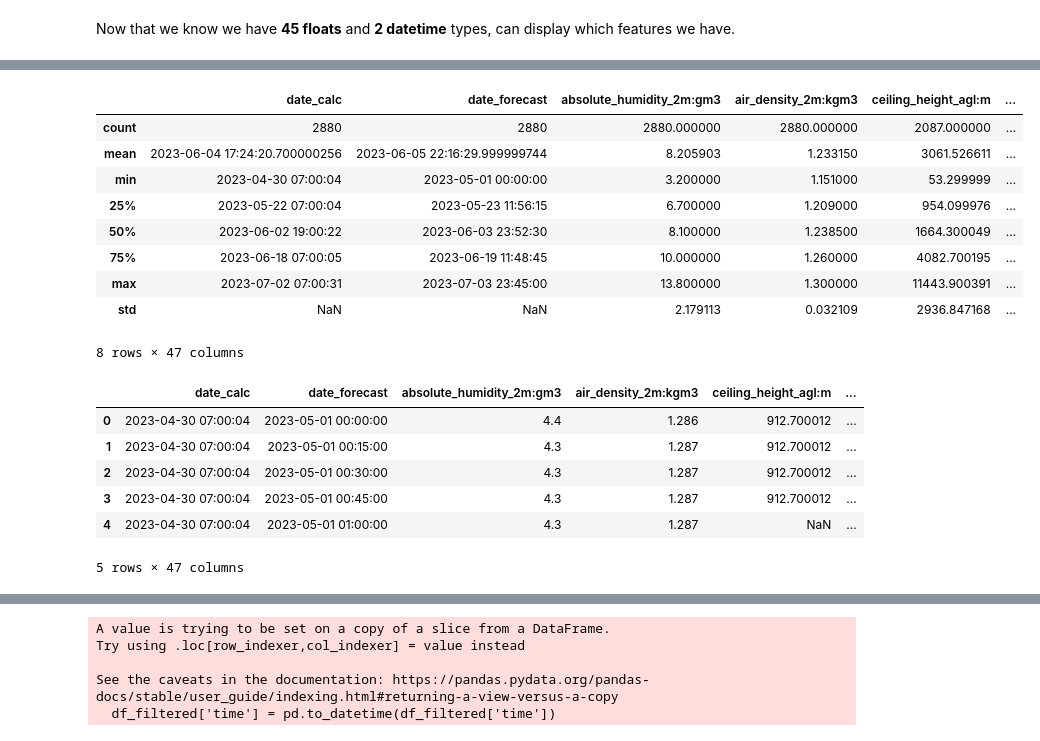
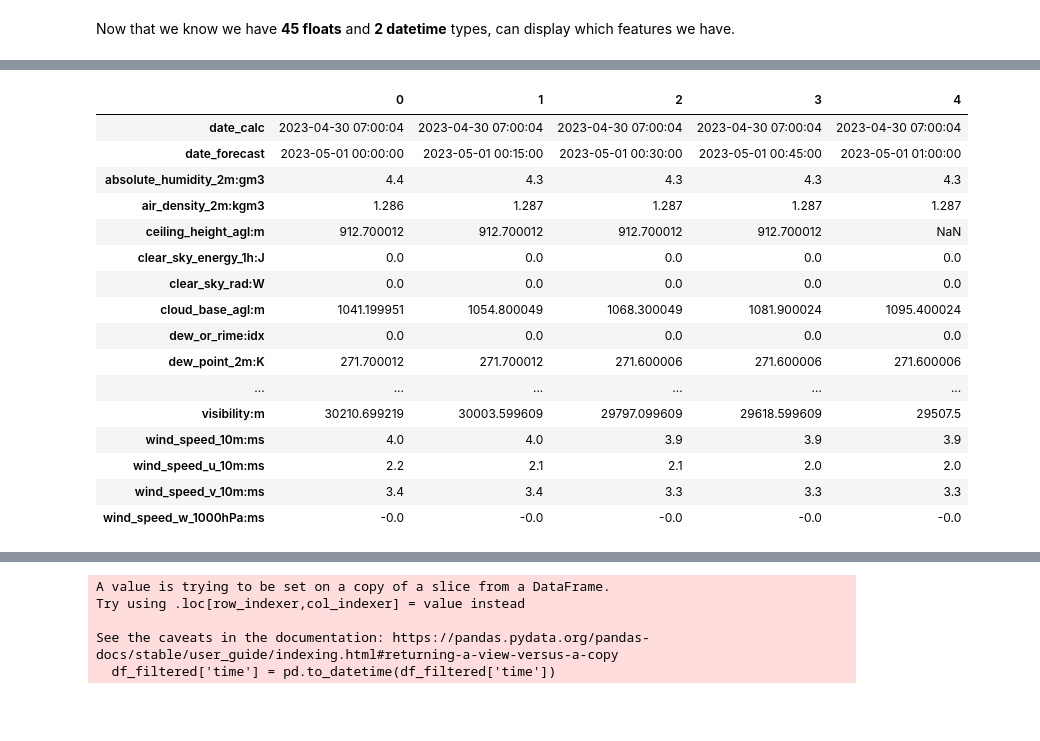
Before and after one commit to Markuski2023/MLGroupProject, a Jupyter notebook: src/EDA.ipynb, the cells around one changed output, grey strips where cells are left out. Drawn from its saved outputs; the diff is of its cells as text; code cells hidden in the pictures; blank space fills up the shorter version.

```diff
--- a/src/EDA.ipynb
+++ b/src/EDA.ipynb
@@ -66,25 +66,23 @@ Index(['absolute_humidity_2m:gm3', 'air_density_2m:kgm3',
 All date time features:
 Index(['date_calc', 'date_forecast'], dtype='object')
 # %%
-df.describe()
+# The first 5 rows of the dataset
+df.head().T
 # %% [output]
-|  | date_calc | date_forecast | absolute_humidity_2m:gm3 | air_density_2m:kgm3 | ceiling_height_agl:m | ... |
-| count | 2880 | 2880 | 2880.000000 | 2880.000000 | 2087.000000 | ... |
-| mean | 2023-06-04 17:24:20.700000256 | 2023-06-05 22:16:29.999999744 | 8.205903 | 1.233150 | 3061.526611 | ... |
-| min | 2023-04-30 07:00:04 | 2023-05-01 00:00:00 | 3.200000 | 1.151000 | 53.299999 | ... |
-| 25% | 2023-05-22 07:00:04 | 2023-05-23 11:56:15 | 6.700000 | 1.209000 | 954.099976 | ... |
-| 50% | 2023-06-02 19:00:22 | 2023-06-03 23:52:30 | 8.100000 | 1.238500 | 1664.300049 | ... |
-| 75% | 2023-06-18 07:00:05 | 2023-06-19 11:48:45 | 10.000000 | 1.260000 | 4082.700195 | ... |
-| max | 2023-07-02 07:00:31 | 2023-07-03 23:45:00 | 13.800000 | 1.300000 | 11443.900391 | ... |
-| std | NaN | NaN | 2.179113 | 0.032109 | 2936.847168 | ... |
+|  | 0 | 1 | 2 | 3 | 4 |
+| date_calc | 2023-04-30 07:00:04 | 2023-04-30 07:00:04 | 2023-04-30 07:00:04 | 2023-04-30 07:00:04 | 2023-04-30 07:00:04 |
+| date_forecast | 2023-05-01 00:00:00 | 2023-05-01 00:15:00 | 2023-05-01 00:30:00 | 2023-05-01 00:45:00 | 2023-05-01 01:00:00 |
+| absolute_humidity_2m:gm3 | 4.4 | 4.3 | 4.3 | 4.3 | 4.3 |
+| air_density_2m:kgm3 | 1.286 | 1.287 | 1.287 | 1.287 | 1.287 |
+| ceiling_height_agl:m | 912.700012 | 912.700012 | 912.700012 | 912.700012 | NaN |
+| clear_sky_energy_1h:J | 0.0 | 0.0 | 0.0 | 0.0 | 0.0 |
+| clear_sky_rad:W | 0.0 | 0.0 | 0.0 | 0.0 | 0.0 |
+| cloud_base_agl:m | 1041.199951 | 1054.800049 | 1068.300049 | 1081.900024 | 1095.400024 |
+| dew_or_rime:idx | 0.0 | 0.0 | 0.0 | 0.0 | 0.0 |
+| dew_point_2m:K | 271.700012 | 271.700012 | 271.600006 | 271.600006 | 271.600006 |
+| ... | ... | ... | ... | ... | ... |
+| visibility:m | 30210.699219 | 30003.599609 | 29797.099609 | 29618.599609 | 29507.5 |
+| wind_speed_10m:ms | 4.0 | 4.0 | 3.9 | 3.9 | 3.9 |
+| wind_speed_u_10m:ms | 2.2 | 2.1 | 2.1 | 2.0 | 2.0 |
+| wind_speed_v_10m:ms | 3.4 | 3.4 | 3.3 | 3.3 | 3.3 |
+| wind_speed_w_1000hPa:ms | -0.0 | -0.0 | -0.0 | -0.0 | -0.0 |
-8 rows × 47 columns
-# %%
-df.head()
-# %% [output]
-|  | date_calc | date_forecast | absolute_humidity_2m:gm3 | air_density_2m:kgm3 | ceiling_height_agl:m | ... |
-| 0 | 2023-04-30 07:00:04 | 2023-05-01 00:00:00 | 4.4 | 1.286 | 912.700012 | ... |
-| 1 | 2023-04-30 07:00:04 | 2023-05-01 00:15:00 | 4.3 | 1.287 | 912.700012 | ... |
-| 2 | 2023-04-30 07:00:04 | 2023-05-01 00:30:00 | 4.3 | 1.287 | 912.700012 | ... |
-| 3 | 2023-04-30 07:00:04 | 2023-05-01 00:45:00 | 4.3 | 1.287 | 912.700012 | ... |
-| 4 | 2023-04-30 07:00:04 | 2023-05-01 01:00:00 | 4.3 | 1.287 | NaN | ... |
-5 rows × 47 columns
```
Also changed, not shown: parts of 2 cells of this notebook.
